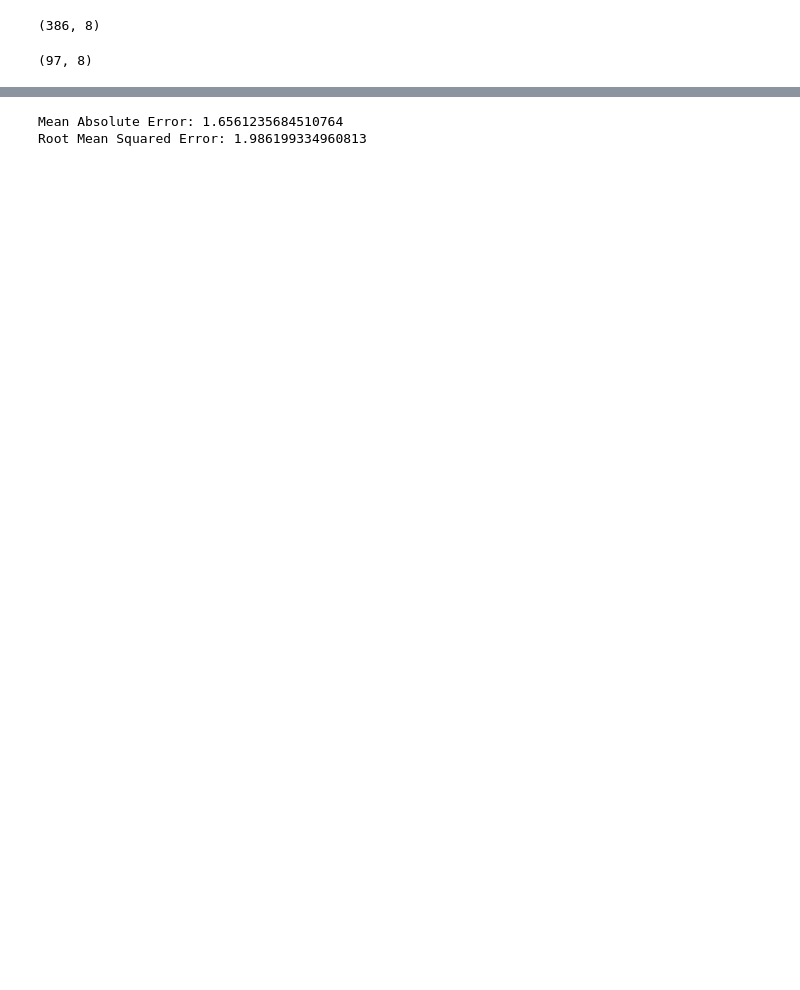
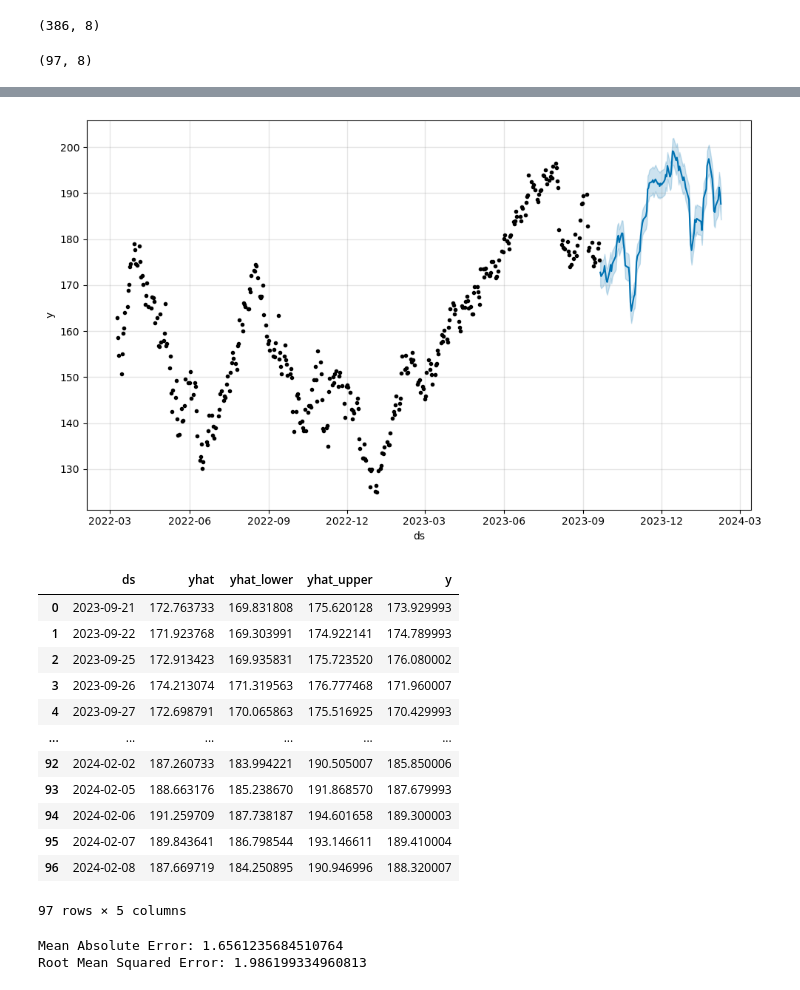
Before and after one commit to kahbelank/Investment-Chatbot, a Jupyter notebook: Machine Learning/test_FBProphet_2Yr.ipynb, the cells around one changed output, grey strips where cells are left out. Saved outputs shown, nothing was run; the diff lists cells and outputs as text; code cells hidden in the pictures; blank space fills up the shorter version.

```diff
--- a/Machine Learning/test_FBProphet_2Yr.ipynb
+++ b/Machine Learning/test_FBProphet_2Yr.ipynb
@@ -139 +183,34 @@ model.plot(forecast)
+# %%
+# Make future dataframe for the testing period
+future = test[['ds']].copy()
+for col in ['SMA_10', 'RSI_14', 'Upper_Band', 'Lower_Band', 'Close_1', 'Close_2']:
+    future[col] = test[col]
+
+# Make predictions
+forecast = model.predict(future)
+
+# Plot the forecast
+model.plot(forecast)
+plt.show()
+
+# Merge the forecast with actual values from the test dataset
+merged_forecast = forecast[['ds', 'yhat', 'yhat_lower', 'yhat_upper']].merge(test[['ds', 'y']], on='ds')
+
+# Display the merged DataFrame
+display(merged_forecast)
+# %% [output]
+[figure, added]
+|  | ds | yhat | yhat_lower | yhat_upper | y |
+| 0 | 2023-09-21 | 172.763733 | 169.831808 | 175.620128 | 173.929993 |
+| 1 | 2023-09-22 | 171.923768 | 169.303991 | 174.922141 | 174.789993 |
+| 2 | 2023-09-25 | 172.913423 | 169.935831 | 175.723520 | 176.080002 |
+| 3 | 2023-09-26 | 174.213074 | 171.319563 | 176.777468 | 171.960007 |
+| 4 | 2023-09-27 | 172.698791 | 170.065863 | 175.516925 | 170.429993 |
+| ... | ... | ... | ... | ... | ... |
+| 92 | 2024-02-02 | 187.260733 | 183.994221 | 190.505007 | 185.850006 |
+| 93 | 2024-02-05 | 188.663176 | 185.238670 | 191.868570 | 187.679993 |
+| 94 | 2024-02-06 | 191.259709 | 187.738187 | 194.601658 | 189.300003 |
+| 95 | 2024-02-07 | 189.843641 | 186.798544 | 193.146611 | 189.410004 |
+| 96 | 2024-02-08 | 187.669719 | 184.250895 | 190.946996 | 188.320007 |
+97 rows × 5 columns
 # %%
```
Also changed, not shown: parts of 20 cells of this notebook.
